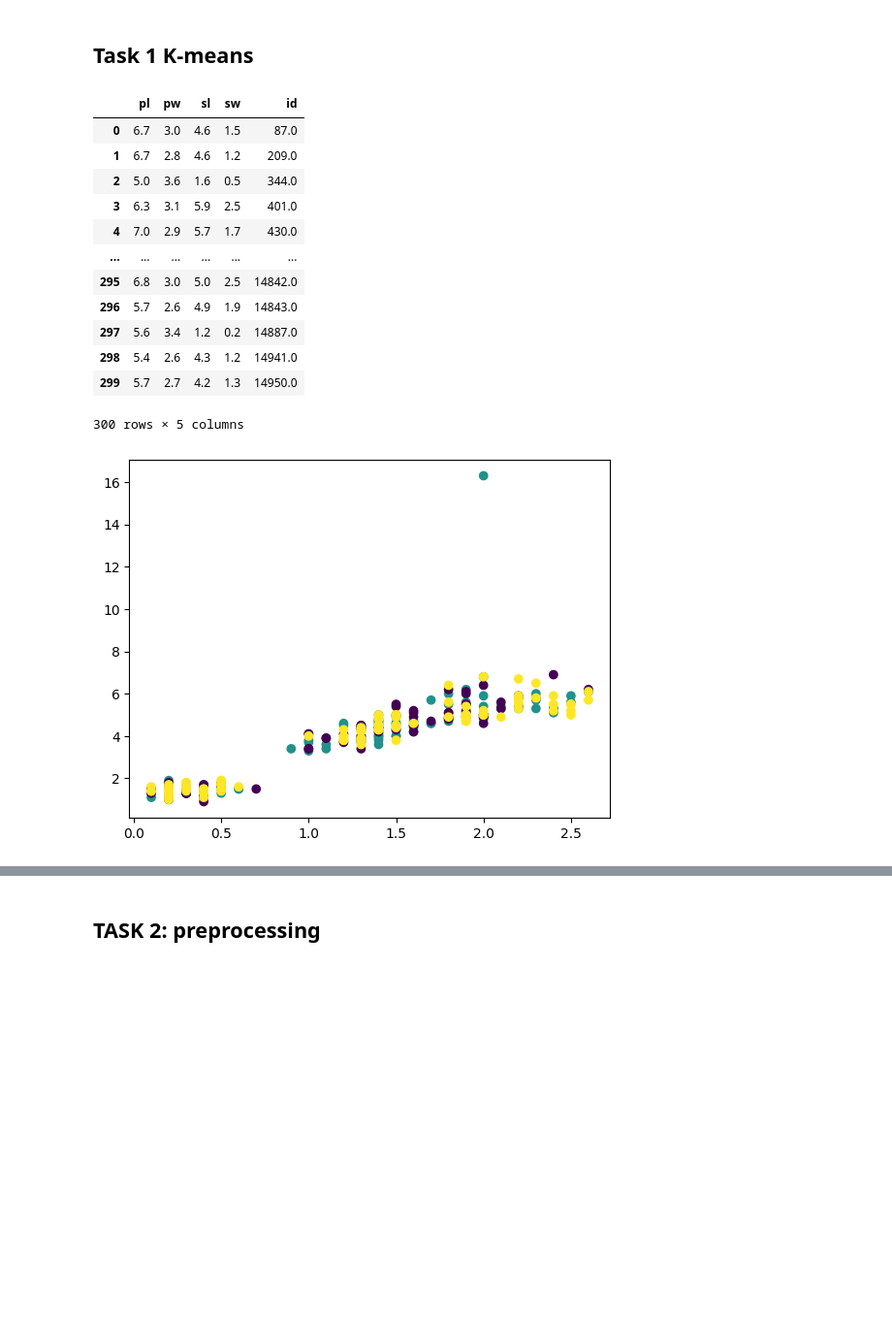
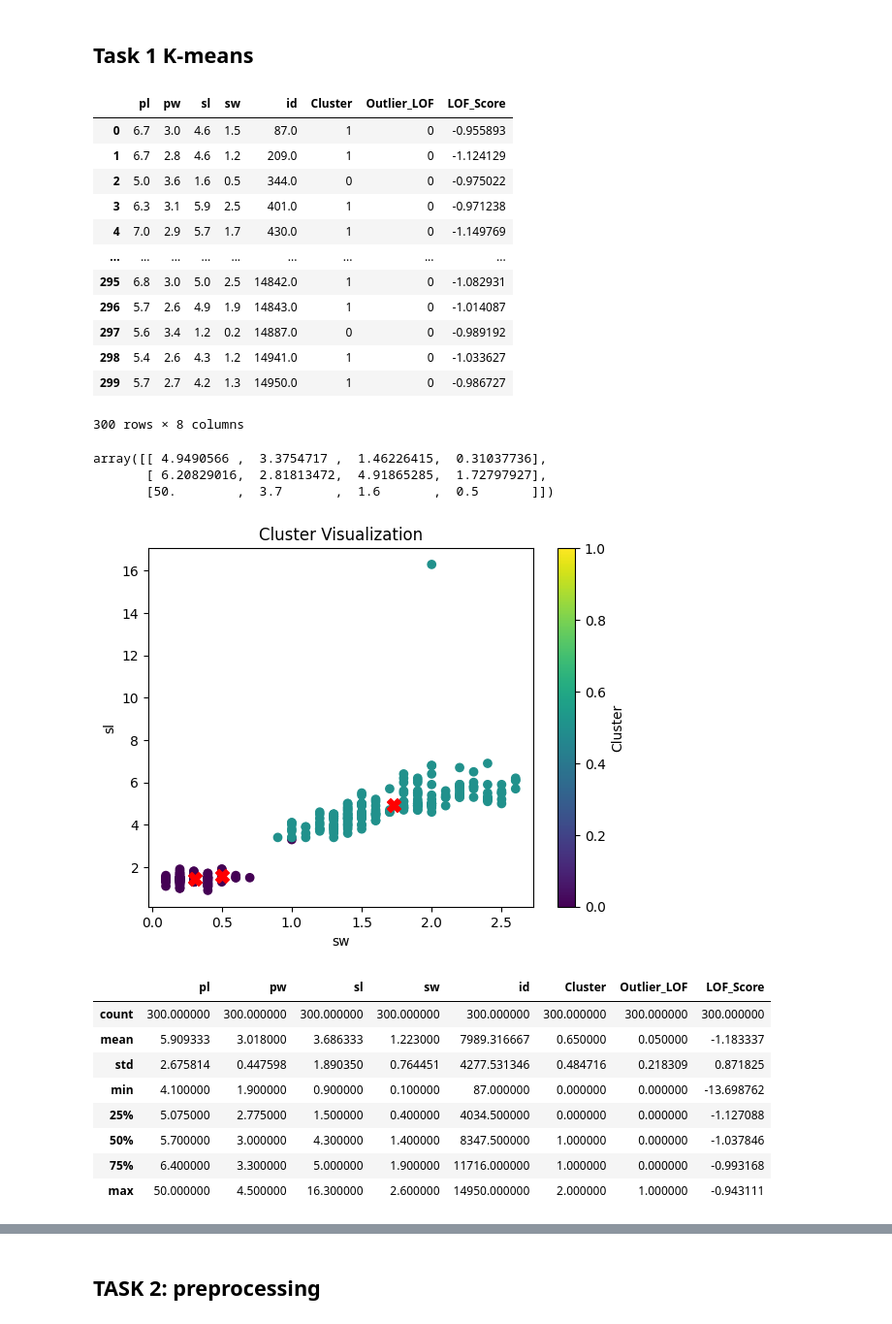
Before and after one commit to Catafal/Data-Mining-I, a Jupyter notebook: Assignement III/assignement_3.ipynb, the cells around one changed output, grey strips where cells are left out. Shown: that part at 97% size. Cells and saved outputs as stored; diff of their text form; code cells hidden in the pictures; blank space fills up the shorter version.

```diff
--- a/Assignement III/assignement_3.ipynb
+++ b/Assignement III/assignement_3.ipynb
@@ -58,23 +42,45 @@ data
 ## Task 1 K-means
 # %%
 kmeans = cluster.KMeans(n_clusters=3)
-kmeans.fit(data)
+kmeans.fit(data[['pl', 'pw', 'sl', 'sw']])  # Include only the features that are relevant for clustering
+data['Cluster'] = kmeans.labels_
 display(data)
-plt.scatter(data["sw"], data["sl"], c=kmeans.labels_, cmap='viridis')
+centroids = kmeans.cluster_centers_
+display(centroids)
+
+plt.scatter(data['sw'], data['sl'], c=kmeans.labels_, cmap='viridis')
+plt.scatter(kmeans.cluster_centers_[ :,3], kmeans.cluster_centers_[:,2], c='red', marker='X', s=100, label='Centroids')
+plt.xlabel('sw')
+plt.ylabel('sl')
+plt.title('Cluster Visualization')
+plt.colorbar(label='Cluster')
 plt.show()
+display(data.describe())
 # %% [output]
-|  | pl | pw | sl | sw | id |
-| 0 | 6.7 | 3.0 | 4.6 | 1.5 | 87.0 |
-| 1 | 6.7 | 2.8 | 4.6 | 1.2 | 209.0 |
-| 2 | 5.0 | 3.6 | 1.6 | 0.5 | 344.0 |
-| 3 | 6.3 | 3.1 | 5.9 | 2.5 | 401.0 |
-| 4 | 7.0 | 2.9 | 5.7 | 1.7 | 430.0 |
-| ... | ... | ... | ... | ... | ... |
-| 295 | 6.8 | 3.0 | 5.0 | 2.5 | 14842.0 |
-| 296 | 5.7 | 2.6 | 4.9 | 1.9 | 14843.0 |
-| 297 | 5.6 | 3.4 | 1.2 | 0.2 | 14887.0 |
-| 298 | 5.4 | 2.6 | 4.3 | 1.2 | 14941.0 |
-| 299 | 5.7 | 2.7 | 4.2 | 1.3 | 14950.0 |
+|  | pl | pw | sl | sw | id | Cluster | Outlier_LOF | LOF_Score |
+| 0 | 6.7 | 3.0 | 4.6 | 1.5 | 87.0 | 1 | 0 | -0.955893 |
+| 1 | 6.7 | 2.8 | 4.6 | 1.2 | 209.0 | 1 | 0 | -1.124129 |
+| 2 | 5.0 | 3.6 | 1.6 | 0.5 | 344.0 | 0 | 0 | -0.975022 |
+| 3 | 6.3 | 3.1 | 5.9 | 2.5 | 401.0 | 1 | 0 | -0.971238 |
+| 4 | 7.0 | 2.9 | 5.7 | 1.7 | 430.0 | 1 | 0 | -1.149769 |
+| ... | ... | ... | ... | ... | ... | ... | ... | ... |
+| 295 | 6.8 | 3.0 | 5.0 | 2.5 | 14842.0 | 1 | 0 | -1.082931 |
+| 296 | 5.7 | 2.6 | 4.9 | 1.9 | 14843.0 | 1 | 0 | -1.014087 |
+| 297 | 5.6 | 3.4 | 1.2 | 0.2 | 14887.0 | 0 | 0 | -0.989192 |
+| 298 | 5.4 | 2.6 | 4.3 | 1.2 | 14941.0 | 1 | 0 | -1.033627 |
+| 299 | 5.7 | 2.7 | 4.2 | 1.3 | 14950.0 | 1 | 0 | -0.986727 |
-300 rows × 5 columns
+300 rows × 8 columns
+array([[ 4.9490566 ,  3.3754717 ,  1.46226415,  0.31037736],
+       [ 6.20829016,  2.81813472,  4.91865285,  1.72797927],
+       [50.        ,  3.7       ,  1.6       ,  0.5       ]])
-[figure, old version]
+[figure, new version]
+|  | pl | pw | sl | sw | id | Cluster | Outlier_LOF | LOF_Score |
+| count | 300.000000 | 300.000000 | 300.000000 | 300.000000 | 300.000000 | 300.000000 | 300.000000 | 300.000000 |
+| mean | 5.909333 | 3.018000 | 3.686333 | 1.223000 | 7989.316667 | 0.650000 | 0.050000 | -1.183337 |
+| std | 2.675814 | 0.447598 | 1.890350 | 0.764451 | 4277.531346 | 0.484716 | 0.218309 | 0.871825 |
+| min | 4.100000 | 1.900000 | 0.900000 | 0.100000 | 87.000000 | 0.000000 | 0.000000 | -13.698762 |
+| 25% | 5.075000 | 2.775000 | 1.500000 | 0.400000 | 4034.500000 | 0.000000 | 0.000000 | -1.127088 |
+| 50% | 5.700000 | 3.000000 | 4.300000 | 1.400000 | 8347.500000 | 1.000000 | 0.000000 | -1.037846 |
+| 75% | 6.400000 | 3.300000 | 5.000000 | 1.900000 | 11716.000000 | 1.000000 | 0.000000 | -0.993168 |
+| max | 50.000000 | 4.500000 | 16.300000 | 2.600000 | 14950.000000 | 2.000000 | 1.000000 | -0.943111 |
 # %% [markdown]
```
Also changed, not shown: parts of 16 cells of this notebook.
